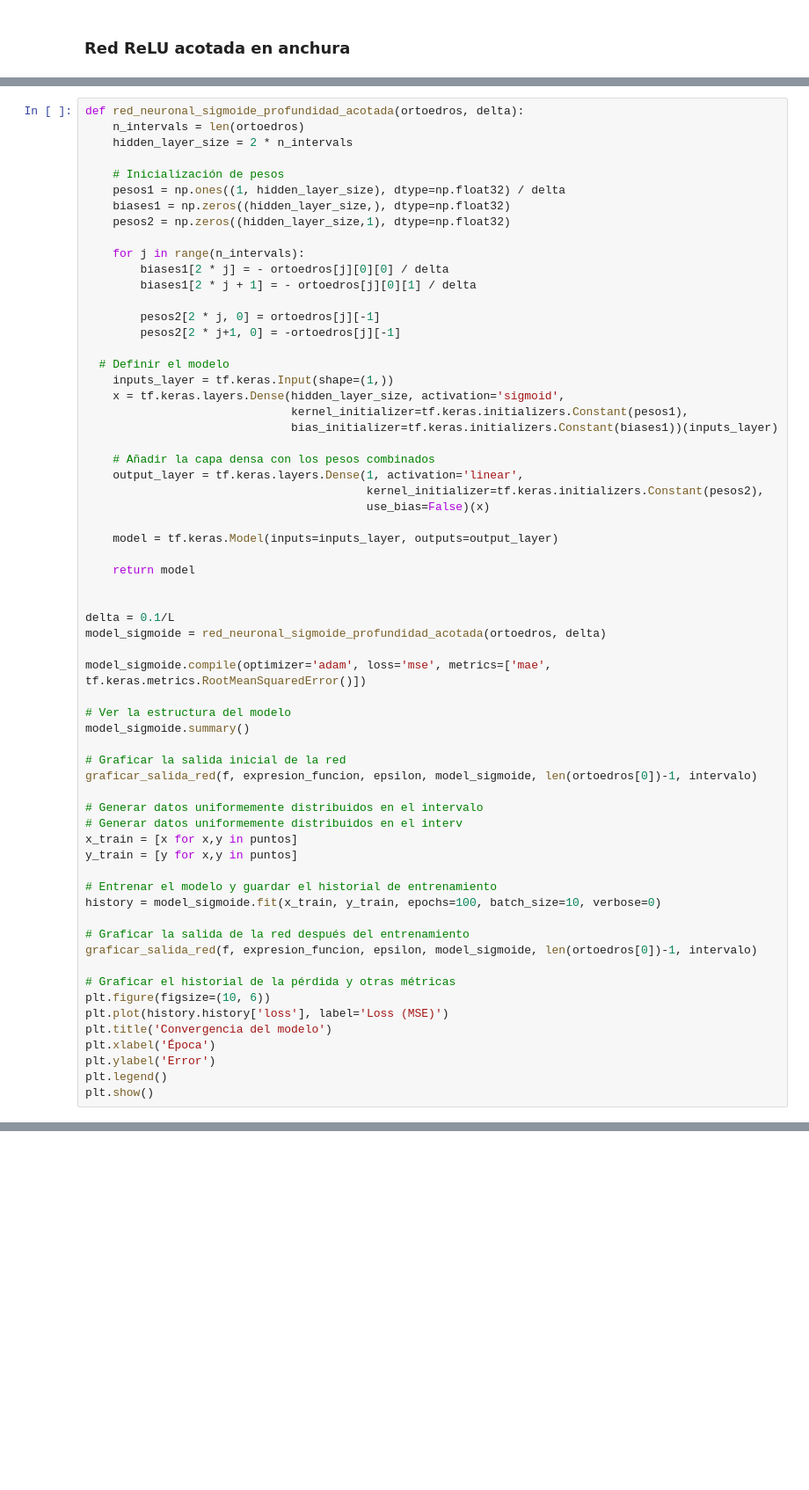
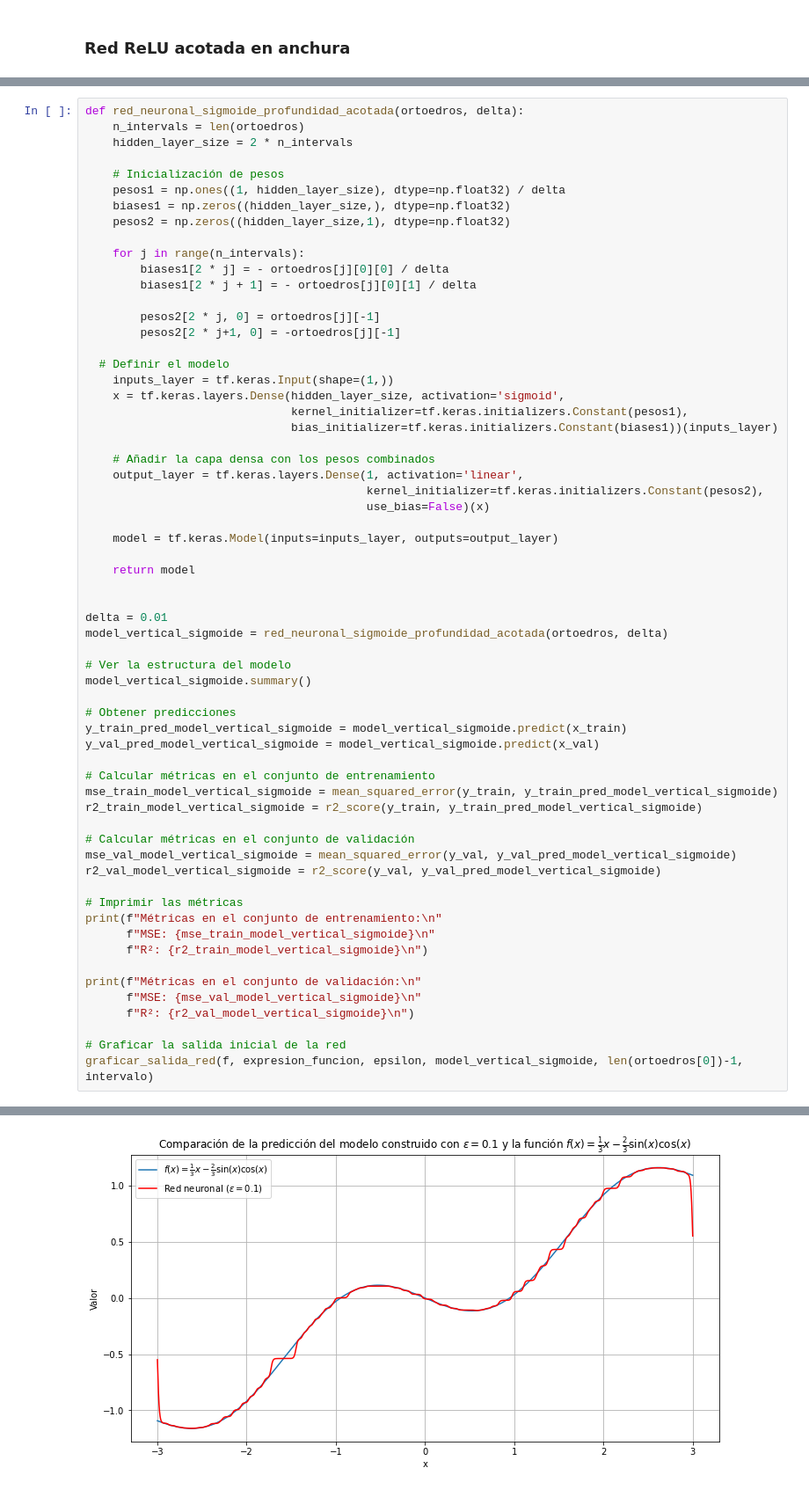
Before and after one commit to luiscrespoo/TFG-analisis-eficiencia-anchura, a Jupyter notebook: red_explicita.ipynb, the cells around one changed output, grey strips where cells are left out. Shown at 88% size. Cells and saved outputs as stored; diff of their text form; blank space fills up the shorter version.

```diff
--- a/red_explicita.ipynb
+++ b/red_explicita.ipynb
@@ -955,33 +966,33 @@ def red_neuronal_sigmoide_profundidad_acotada(ortoedros, delta):
     return model
 
 
-delta = 0.1/L
-model_sigmoide = red_neuronal_sigmoide_profundidad_acotada(ortoedros, delta)
-
-model_sigmoide.compile(optimizer='adam', loss='mse', metrics=['mae', tf.keras.metrics.RootMeanSquaredError()])
+delta = 0.01
+model_vertical_sigmoide = red_neuronal_sigmoide_profundidad_acotada(ortoedros, delta)
 
 # Ver la estructura del modelo
-model_sigmoide.summary()
+model_vertical_sigmoide.summary()
+
+# Obtener predicciones
+y_train_pred_model_vertical_sigmoide = model_vertical_sigmoide.predict(x_train)
+y_val_pred_model_vertical_sigmoide = model_vertical_sigmoide.predict(x_val)
+
+# Calcular métricas en el conjunto de entrenamiento
+mse_train_model_vertical_sigmoide = mean_squared_error(y_train, y_train_pred_model_vertical_sigmoide)
+r2_train_model_vertical_sigmoide = r2_score(y_train, y_train_pred_model_vertical_sigmoide)
+
+# Calcular métricas en el conjunto de validación
+mse_val_model_vertical_sigmoide = mean_squared_error(y_val, y_val_pred_model_vertical_sigmoide)
+r2_val_model_vertical_sigmoide = r2_score(y_val, y_val_pred_model_vertical_sigmoide)
+
+# Imprimir las métricas
+print(f"Métricas en el conjunto de entrenamiento:\n"
+      f"MSE: {mse_train_model_vertical_sigmoide}\n"
+      f"R²: {r2_train_model_vertical_sigmoide}\n")
+
+print(f"Métricas en el conjunto de validación:\n"
+      f"MSE: {mse_val_model_vertical_sigmoide}\n"
+      f"R²: {r2_val_model_vertical_sigmoide}\n")
 
 # Graficar la salida inicial de la red
-graficar_salida_red(f, expresion_funcion, epsilon, model_sigmoide, len(ortoedros[0])-1, intervalo)
-
-# Generar datos uniformemente distribuidos en el intervalo
-# Generar datos uniformemente distribuidos en el interv
-x_train = [x for x,y in puntos]
-y_train = [y for x,y in puntos]
-
-# Entrenar el modelo y guardar el historial de entrenamiento
-history = model_sigmoide.fit(x_train, y_train, epochs=100, batch_size=10, verbose=0)
-
-# Graficar la salida de la red después del entrenamiento
-graficar_salida_red(f, expresion_funcion, epsilon, model_sigmoide, len(ortoedros[0])-1, intervalo)
-
-# Graficar el historial de la pérdida y otras métricas
-plt.figure(figsize=(10, 6))
-plt.plot(history.history['loss'], label='Loss (MSE)')
-plt.title('Convergencia del modelo')
-plt.xlabel('Época')
-plt.ylabel('Error')
-plt.legend()
-plt.show()
+graficar_salida_red(f, expresion_funcion, epsilon, model_vertical_sigmoide, len(ortoedros[0])-1, intervalo)
+# %% [output]
@@ -987,0 +1016 @@ plt.show()
+[figure, added]
```
Also changed, not shown: parts of 27 cells of this notebook, 1 other file.
